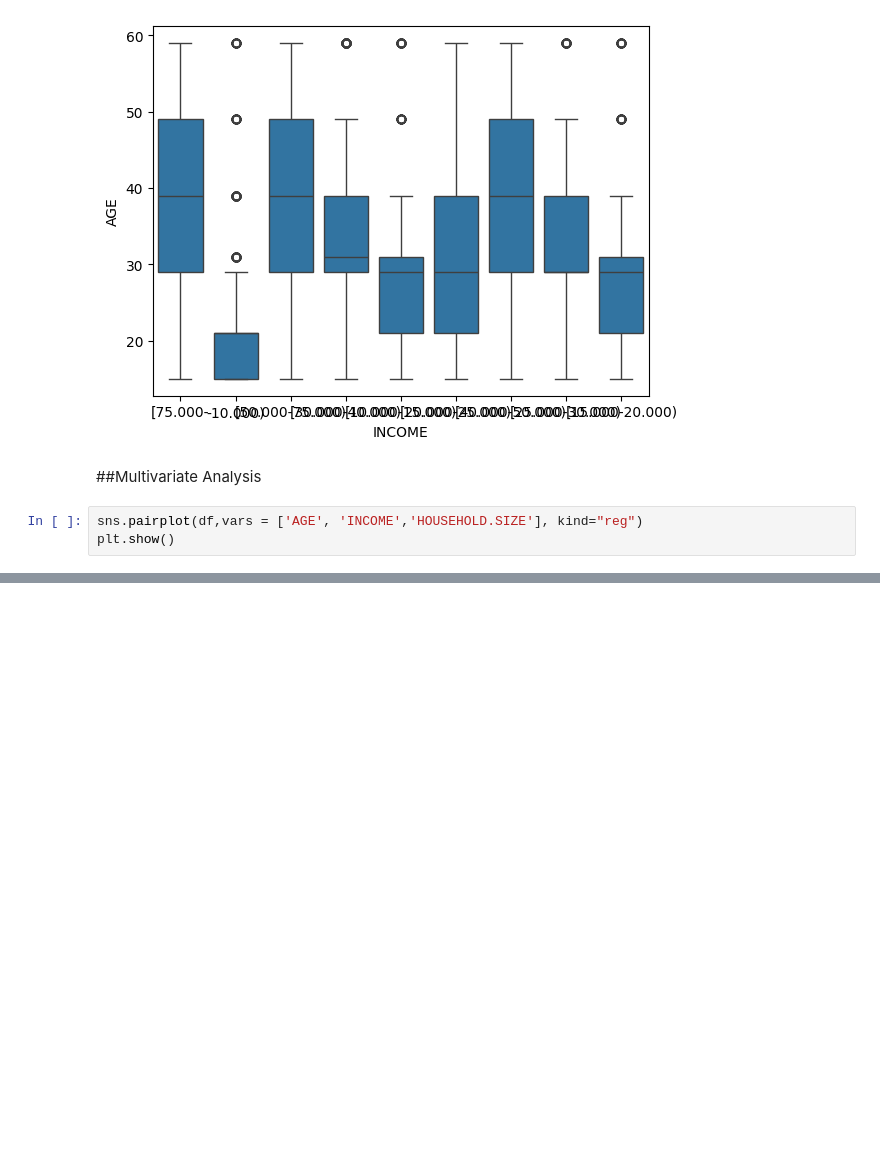
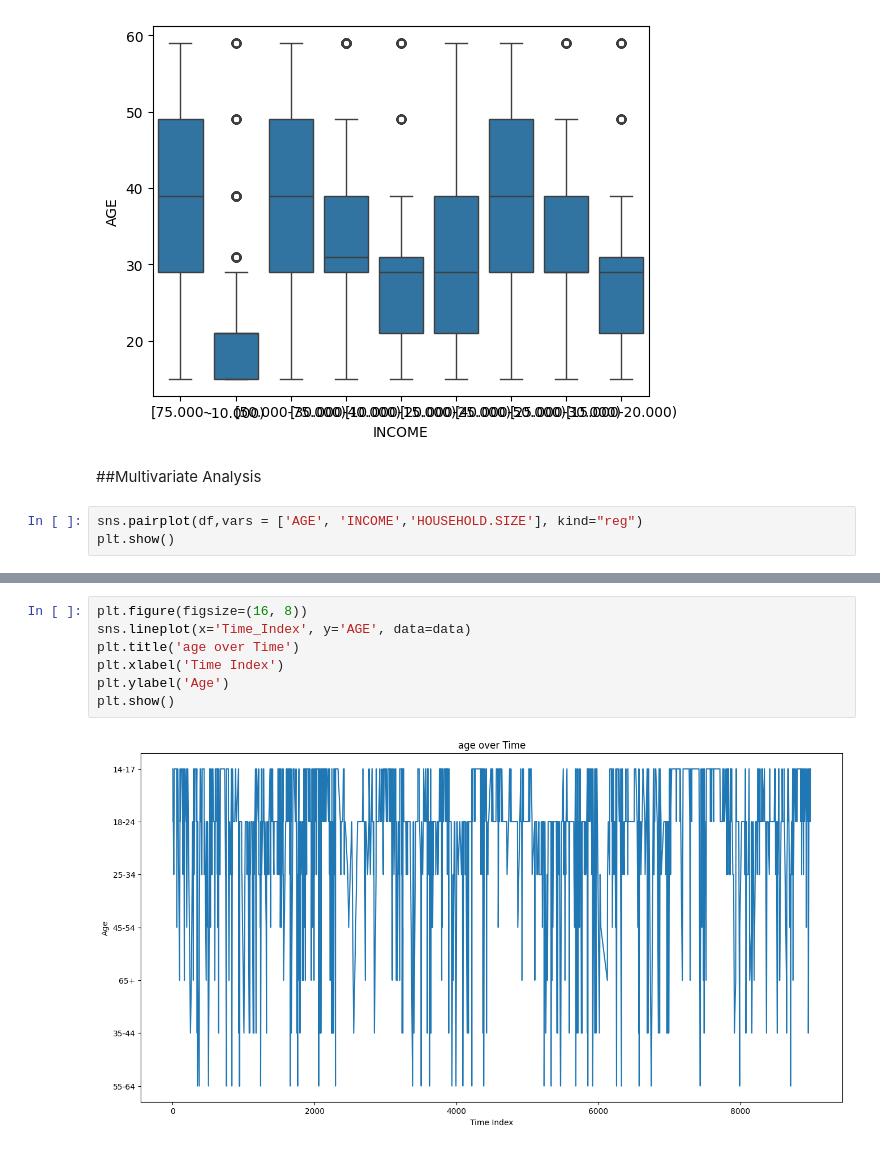
Before and after one commit to mangnez/SrutiSusarla-EDA-INCOME, a Jupyter notebook: SrutiSusarla_INCOME.ipynb, the cells around one changed output, grey strips where cells are left out. Cells and saved outputs as stored; diff of their text form; blank space fills up the shorter version.

```diff
--- a/SrutiSusarla_INCOME.ipynb
+++ b/SrutiSusarla_INCOME.ipynb
@@ -366,0 +418,9 @@ plt.show()
+# %%
+plt.figure(figsize=(16, 8))
+sns.lineplot(x='Time_Index', y='AGE', data=data)
+plt.title('age over Time')
+plt.xlabel('Time Index')
+plt.ylabel('Age')
+plt.show()
+# %% [output]
+[figure, added]
```
Also changed, not shown: parts of 13 cells of this notebook.
